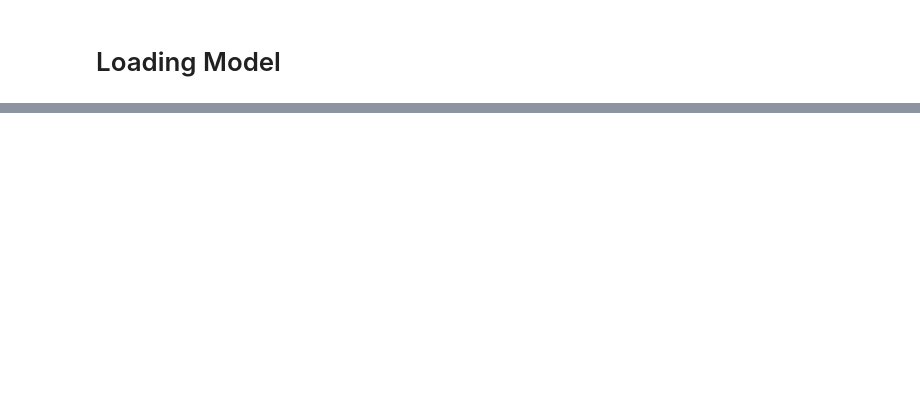
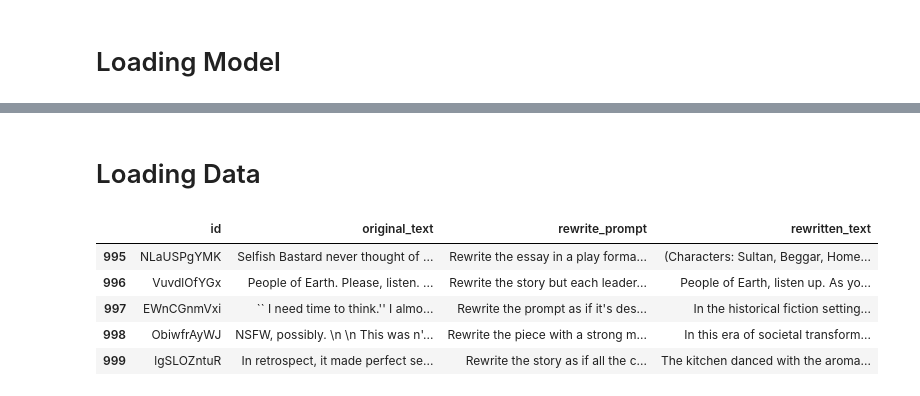
Before and after one commit to Aisuko/notebooks, a Jupyter notebook: nlp/conversation/llm-prompt-recovery-with-gemma.ipynb, the cells around one changed output, grey strips where cells are left out. Saved outputs shown, nothing was run; the diff lists cells and outputs as text; code cells hidden in the pictures; blank space fills up the shorter version.

Commit message:
Kaggle Notebook | LLM Prompt Recovery with Gemma | Version 5

```diff
--- a/nlp/conversation/llm-prompt-recovery-with-gemma.ipynb
+++ b/nlp/conversation/llm-prompt-recovery-with-gemma.ipynb
@@ -97,0 +137,12 @@ Machines, with eyes that scan the land,
+# %% [markdown]
+# Loading Data
+# %%
+train_ds=pd.read_csv(os.getenv("DATASET"), nrows=1000)
+train_ds.tail()
+# %% [output]
+|  | id | original_text | rewrite_prompt | rewritten_text |
+| 995 | NLaUSPgYMK | Selfish Bastard never thought of ... | Rewrite the essay in a play forma... | (Characters: Sultan, Beggar, Home... |
+| 996 | VuvdlOfYGx | People of Earth. Please, listen. ... | Rewrite the story but each leader... | People of Earth, listen up. As yo... |
+| 997 | EWnCGnmVxi | `` I need time to think.'' I almo... | Rewrite the prompt as if it's des... | In the historical fiction setting... |
+| 998 | ObiwfrAyWJ | NSFW, possibly. \n \n This was n'... | Rewrite the piece with a strong m... | In this era of societal transform... |
+| 999 | lgSLOZntuR | In retrospect, it made perfect se... | Rewrite the story as if all the c... | The kitchen danced with the aroma... |
```
Also changed, not shown: parts of 19 cells of this notebook.
